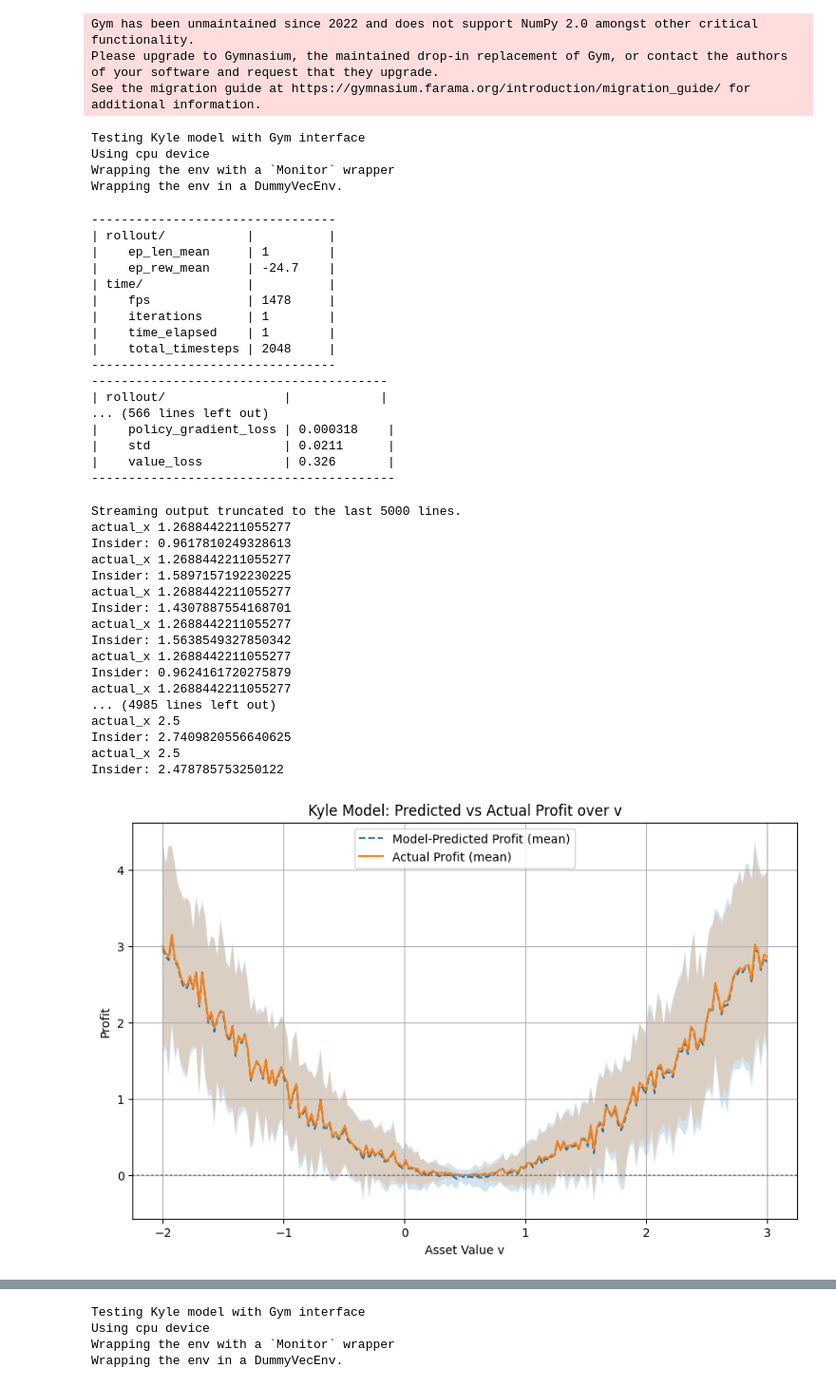
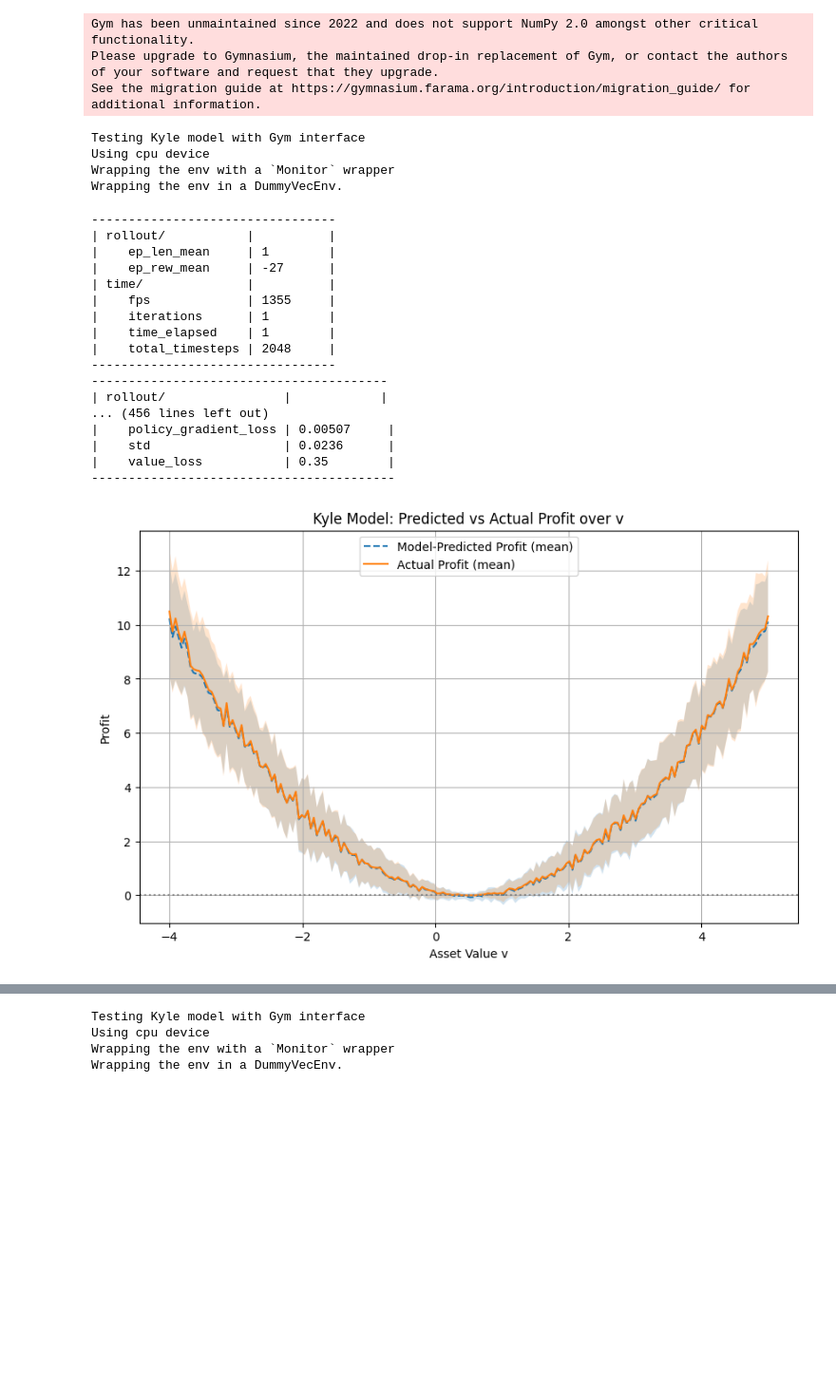
Before and after one commit to kbundaleski9000/msc_project_trading, a Jupyter notebook: project.ipynb, the cells around one changed output, grey strips where cells are left out. Shown at 95% size. Drawn from its saved outputs; the diff is of its cells as text; code cells hidden in the pictures; blank space fills up the shorter version.

```diff
--- a/project.ipynb
+++ b/project.ipynb
@@ -109,8 +111,8 @@ Please upgrade to Gymnasium, the maintained drop-in replacement of Gym, or conta
 See the migration guide at https://gymnasium.farama.org/introduction/migration_guide/ for additional information.
 # %%
 def optimal_linear_kyle(sigma_u, mean_v, sigma_v):
-    beta = math.sqrt(sigma_u ** 2 / sigma_v)  # Insider's coefficient
-    lambda_ = 0.5 * math.sqrt(sigma_v / (sigma_u ** 2))  # MM's coefficient
+    beta = math.sqrt(sigma_u ** 2 / sigma_v ** 2)  # Insider's coefficient
+    lambda_ = 0.5 * math.sqrt(sigma_v ** 2 / (sigma_u ** 2))  # MM's coefficient
     return beta, lambda_
 
 def optimal_insider_x(v, sigma_u, mean_v, sigma_v):
@@ -144,7 +146,10 @@ class KyleModelEnv(gym.Env):
         )
 
         self.observation_space = spaces.Dict({
-            'v': spaces.Box(low=-np.inf, high=np.inf, shape=(1,), dtype=np.float32)
+            'v': spaces.Box(low=-np.inf, high=np.inf, shape=(1,), dtype=np.float32),
+            'p': spaces.Box(low=-np.inf, high=np.inf, shape=(1,), dtype=np.float32),
+            'sigma_v': spaces.Box(low=0, high=np.inf, shape=(1,), dtype=np.float32),
+            'sigma_u': spaces.Box(low=0, high=np.inf, shape=(1,), dtype=np.float32)
         })
 
         self.reset()
@@ -163,7 +168,10 @@ class KyleModelEnv(gym.Env):
 
     def _get_insider_obs(self):
         return {
-            'v': np.array([self.v], dtype=np.float32)
+            'v': np.array([self.v], dtype=np.float32),
+            'p': np.array([self.p], dtype=np.float32),
+            'sigma_v': np.array([self.sigma_v**2], dtype=np.float32),
+            'sigma_u': np.array([self.sigma_u**2], dtype=np.float32)
         }
 
     def step(self, action):
@@ -177,7 +185,7 @@ class KyleModelEnv(gym.Env):
         x = scaled_action[0]
         u = np.random.normal(0, self.sigma_u)
         y = x + u
-        lambda_kyle = 0.5 * math.sqrt(self.sigma_v / (self.sigma_u ** 2))
+        beta_kyle, lambda_kyle = optimal_linear_kyle(self.sigma_u, self.p0, self.sigma_v)
         p_new = self.p + lambda_kyle * y
 
         insider_profit = (self.v - p_new) * x
@@ -209,7 +217,7 @@ clip_range_schedule = get_linear_fn(start=0.3, end=0.2, end_fraction=0.9)
 
 
 policy_kwargs = dict(
-    net_arch=[64]
+    net_arch=dict(pi=[64], vf=[64])  # Separate networks
 )
 
 model_insider = PPO(
@@ -218,17 +226,14 @@ model_insider = PPO(
     verbose = 1,
     learning_rate = 0.001,
     clip_range = clip_range_schedule,
-    policy_kwargs=policy_kwargs,
-    ent_coef = 0.03
+    policy_kwargs=policy_kwargs
 
 )
 
-model_insider.learn(total_timesteps=55_000)
-model_insider.save("ppo_mm")
+model_insider.learn(total_timesteps=45_000)
 
 # Test trained agent
 obs = env_insider.reset()
-obs = env_insider.reset()
 # %% [output]
 Testing Kyle model with Gym interface
 Using cpu device
@@ -237,19 +242,19 @@ Wrapping the env in a DummyVecEnv.
 ---------------------------------
 | rollout/           |          |
 |    ep_len_mean     | 1        |
-|    ep_rew_mean     | -24.7    |
+|    ep_rew_mean     | -27      |
 | time/              |          |
-|    fps             | 1478     |
+|    fps             | 1355     |
 |    iterations      | 1        |
 |    time_elapsed    | 1        |
 |    total_timesteps | 2048     |
 ---------------------------------
 ----------------------------------------
 | rollout/                |            |
-... (566 lines left out)
-|    policy_gradient_loss | 0.000318    |
-|    std                  | 0.0211      |
-|    value_loss           | 0.326       |
+... (456 lines left out)
+|    policy_gradient_loss | 0.00507     |
+|    std                  | 0.0236      |
+|    value_loss           | 0.35        |
 -----------------------------------------
 # %%
 def evaluate_profits(env, start_point, end_point, model, num_points = 100, num_trials = 50):
@@ -296,8 +301,6 @@ def evaluate_profits(env, start_point, end_point, model, num_points = 100, num_t
 
             predicted_profits[j][i] = predicted_profit
             actual_profits[j][i] = actual_profit
-            print(f"actual_x {actual_x}")
-            print(f"Insider: {x}")
 
 
     return predicted_profits, actual_profits
@@ -313,53 +316,36 @@ def plot_profits(predicted_profits, actual_profits, values, predicted_mean, pred
     plt.plot(values, actual_mean, label="Actual Profit (mean)", linestyle='-')
     plt.fill_between(values, actual_mean - actual_std, actual_mean + actual_std, alpha=0.2)
 
     plt.axhline(0, color='gray', linestyle=':')
     plt.xlabel("Asset Value v")
     plt.ylabel("Profit")
     plt.title("Kyle Model: Predicted vs Actual Profit over v")
     plt.legend()
     plt.grid(True)
     plt.show()
 
 
 
 
 
-start_point = -2
-end_point = 3
+start_point = -4
+end_point = 5
 num_points = 200
 num_trials = 100
 predicted, actual = evaluate_profits(env_insider, start_point, end_point, model_insider, num_points)
 values = np.linspace(start_point, end_point, num_points)
 
 # Compute mean and std for each point in linspace
 predicted_mean = predicted.mean(axis=0)  # shape (100,)
 predicted_std = predicted.std(axis=0)
 
 actual_mean = actual.mean(axis=0)
 actual_std = actual.std(axis=0)
 
 plot_profits(predicted, actual, values, predicted_mean, predicted_std,
                                                                  actual_mean, actual_std)
 # %% [output]
-Streaming output truncated to the last 5000 lines.
-actual_x 1.2688442211055277
-Insider: 0.9617810249328613
-actual_x 1.2688442211055277
-Insider: 1.5897157192230225
-actual_x 1.2688442211055277
-Insider: 1.4307887554168701
-actual_x 1.2688442211055277
-Insider: 1.5638549327850342
-actual_x 1.2688442211055277
-Insider: 0.9624161720275879
-actual_x 1.2688442211055277
-... (4985 lines left out)
-actual_x 2.5
-Insider: 2.7409820556640625
-actual_x 2.5
-Insider: 2.478785753250122
-[figure, old version]
+[figure, new version]
 # %%
 start_point = 0
 end_point = 1
```
Also changed, not shown: parts of 21 cells of this notebook.
